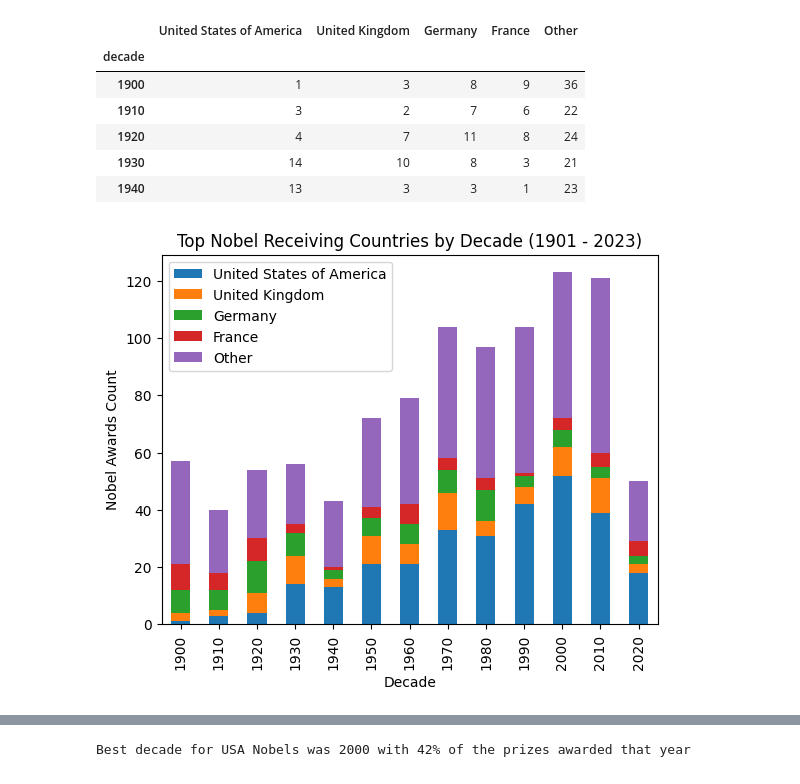
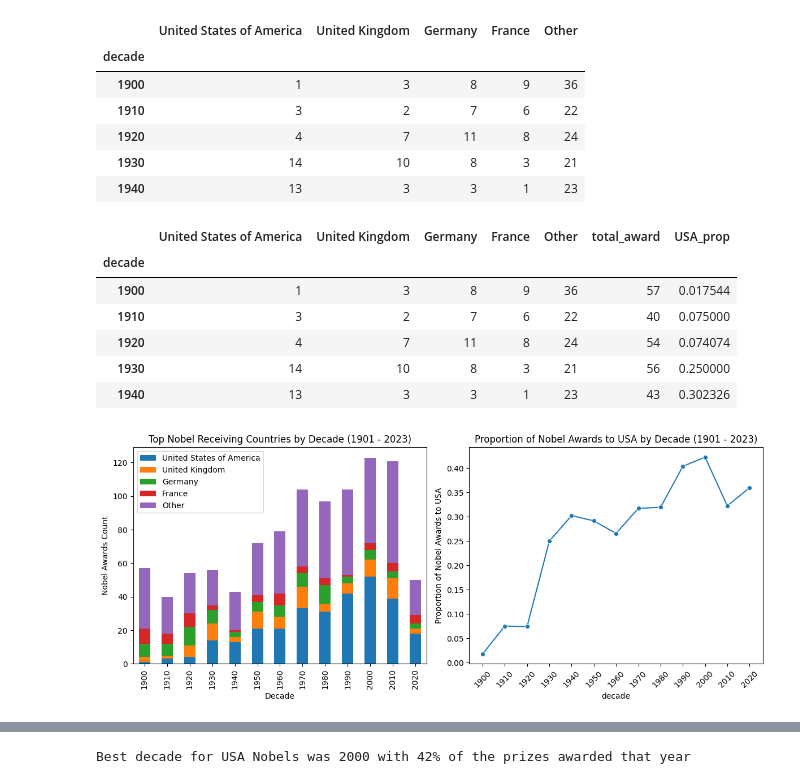
Before and after one commit to MichaelSzczepaniak/DSPortfolio, a Jupyter notebook: Nobel_Winners/NobelWinners.ipynb, the cells around one changed output, grey strips where cells are left out. Cells and saved outputs as stored; diff of their text form; code cells hidden in the pictures.

Commit message:
move top 4 countries and usa proportion plots into single row

```diff
--- a/Nobel_Winners/NobelWinners.ipynb
+++ b/Nobel_Winners/NobelWinners.ipynb
@@ -164,9 +167,40 @@ df_top_countries.head()
 | 1920 | 4 | 7 | 11 | 8 | 24 |
 | 1930 | 14 | 10 | 8 | 3 | 21 |
 | 1940 | 13 | 3 | 3 | 1 | 23 |
+# %%
+# add total awards
+df_top_countries['total_award'] = df_top_countries['United States of America'] + \
+                                  df_top_countries['United Kingdom'] + \
+                                  df_top_countries['Germany'] + \
+                                  df_top_countries['France'] + \
+                                  df_top_countries['Other']
+# calc US proportion of awards
+df_top_countries['USA_prop'] = df_top_countries['United States of America'] / df_top_countries['total_award']
+df_top_countries.head()
+# %% [output]
+|  | United States of America | United Kingdom | Germany | France | Other | total_award | USA_prop |
+| decade |  |  |  |  |  |  |  |
+| 1900 | 1 | 3 | 8 | 9 | 36 | 57 | 0.017544 |
+| 1910 | 3 | 2 | 7 | 6 | 22 | 40 | 0.075000 |
+| 1920 | 4 | 7 | 11 | 8 | 24 | 54 | 0.074074 |
+| 1930 | 14 | 10 | 8 | 3 | 21 | 56 | 0.250000 |
+| 1940 | 13 | 3 | 3 | 1 | 23 | 43 | 0.302326 |
 # %%
-df_top_countries.plot(kind='bar', stacked=True, title="Top Nobel Receiving Countries by Decade (1901 - 2023)",
-                      xlabel="Decade", ylabel="Nobel Awards Count")
+fig1, ax1 = plt.subplots(1, 2, figsize=(12, 5))
+# create df for left plot
+df_left_plot = df_top_countries[['United States of America', 'United Kingdom', 'Germany', 'France', 'Other']]
+df_left_plot.plot(kind='bar', stacked=True,
+                  title="Top Nobel Receiving Countries by Decade (1901 - 2023)",
+                  xlabel="Decade", ylabel="Nobel Awards Count", ax=ax1[0])
+# create df for right plot
+df_right_plot = df_top_countries[["USA_prop"]]
+# USA proportion over the decades
+g = sns.lineplot(data=df_right_plot, x="decade", y="USA_prop", marker='o', ax=ax1[1])
+g.set_ylabel("Proportion of Nobel Awards to USA")
+g.set_title("Proportion of Nobel Awards to USA by Decade (1901 - 2023)")
+plt.xticks(rotation=45)
+
+plt.tight_layout()
 plt.show()
 # %% [output]
-[figure, old version]
+[figure, new version]
```
Also changed, not shown: parts of 4 cells of this notebook.
